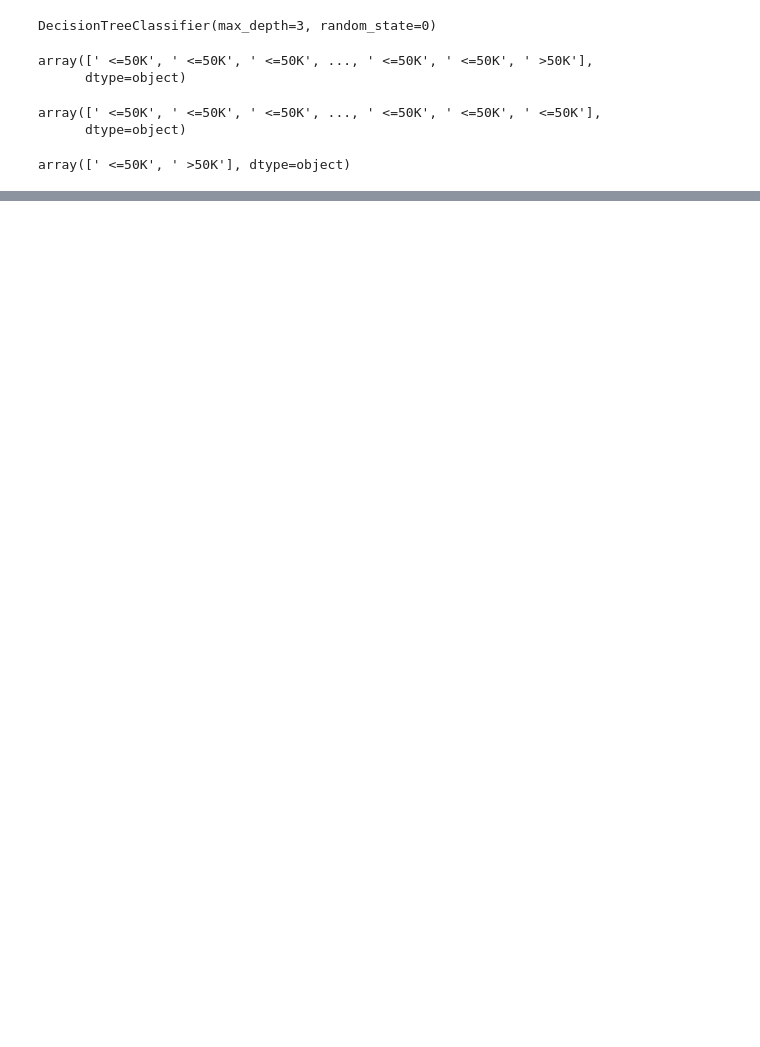
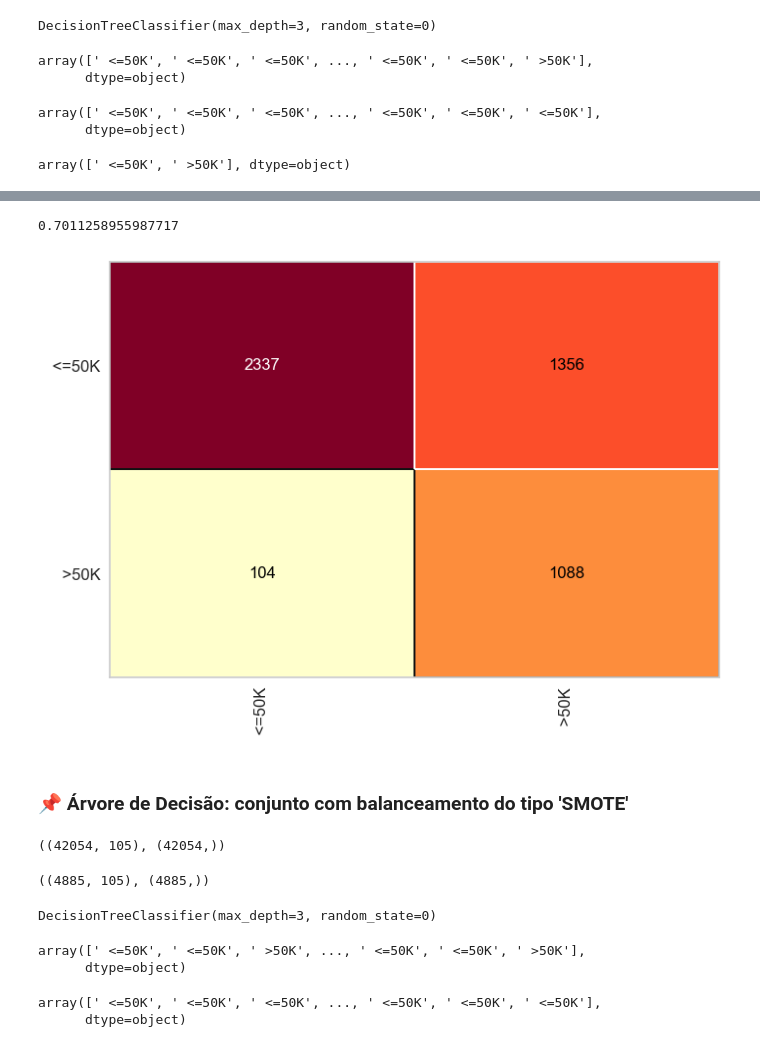
Before and after one commit to raickmiranda/DataScienceAI_TP, a Jupyter notebook: src/census_decisiontree.ipynb, the cells around one changed output, grey strips where cells are left out. Saved outputs shown, nothing was run; the diff lists cells and outputs as text; code cells hidden in the pictures; blank space fills up the shorter version.

```diff
--- a/src/census_decisiontree.ipynb
+++ b/src/census_decisiontree.ipynb
@@ -105,0 +148,9 @@ cm.score(X_census_test_set, y_census_test_set)
+# %%
+cm = ConfusionMatrix(tree_census_ros)
+cm.fit(X_census_training_set_ros, y_census_training_set_ros)
+cm.score(X_census_test_set_ros, y_census_test_set_ros)
+# %% [output]
+0.7011258955987717
+[figure, added]
+# %% [markdown]
+### 📌 **Árvore de Decisão: conjunto com balanceamento do tipo 'SMOTE'**
@@ -105,0 +160,24 @@ cm.score(X_census_test_set, y_census_test_set)
+# %%
+X_census_training_set_smote.shape, y_census_training_set_smote.shape
+# %% [output]
+((42054, 105), (42054,))
+# %%
+X_census_test_set_smote.shape, y_census_test_set_smote.shape
+# %% [output]
+((4885, 105), (4885,))
+# %%
+tree_census_smote = DecisionTreeClassifier(criterion='gini', random_state=0, max_depth=3)
+tree_census_smote.fit(X_census_training_set_smote, y_census_training_set_smote)
+# %% [output]
+DecisionTreeClassifier(max_depth=3, random_state=0)
+# %%
+predictor_smote = tree_census_smote.predict(X_census_test_set_smote)
+predictor_smote
+# %% [output]
+array([' <=50K', ' <=50K', ' >50K', ..., ' <=50K', ' <=50K', ' >50K'],
+      dtype=object)
+# %%
+y_census_test_set_smote
+# %% [output]
+array([' <=50K', ' <=50K', ' <=50K', ..., ' <=50K', ' <=50K', ' <=50K'],
+      dtype=object)
```
Also changed, not shown: parts of 56 cells of this notebook, 1 other file.
